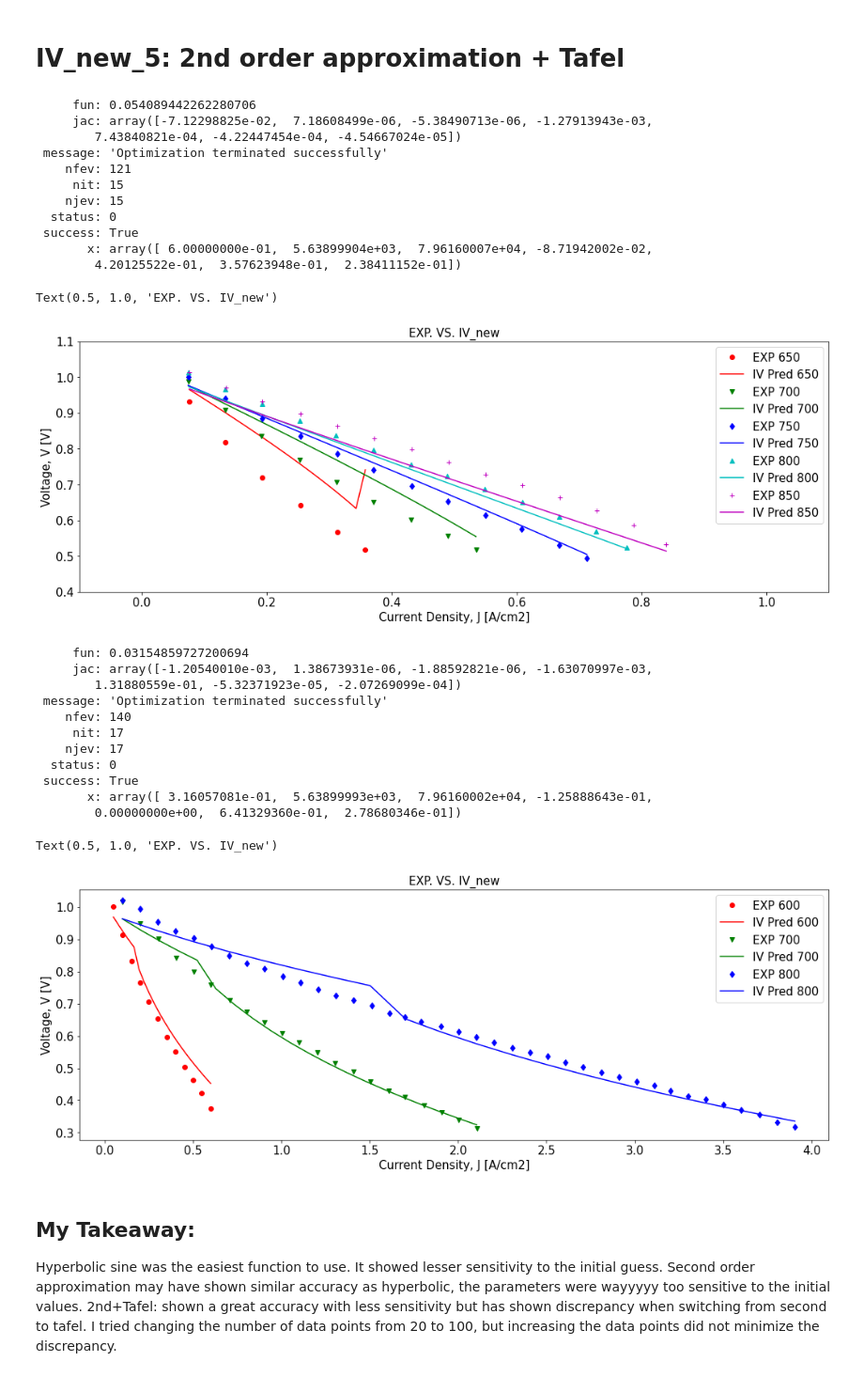
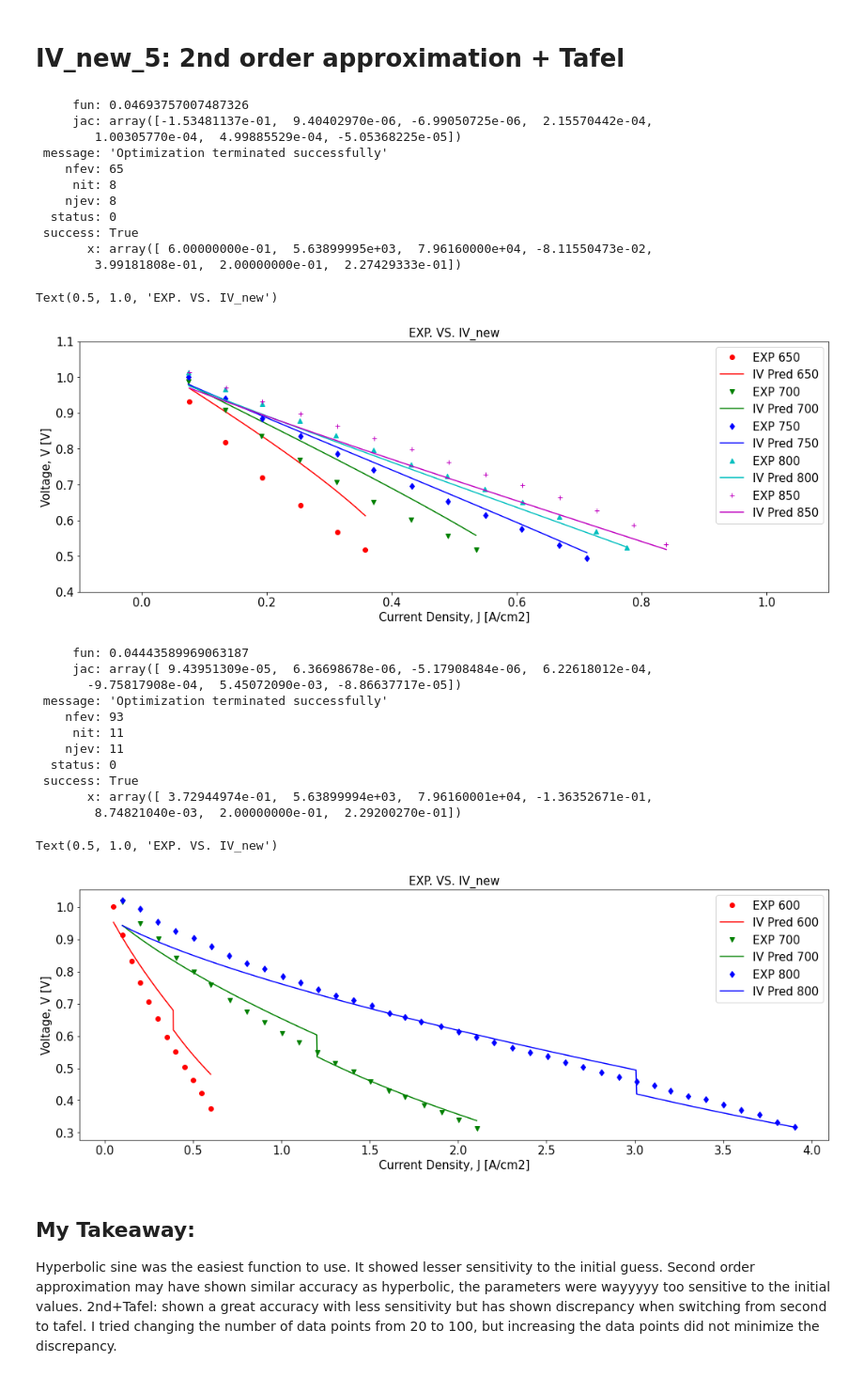
Before and after one commit to NGFC-Lib/NGFC-Lib, a Jupyter notebook: jupyter/Python_IV_Curve/2_IV_Model_Update/Match_Experimental_Data/SOFC_IV_Model_BV.ipynb, the cells around one changed output. Shown at 94% size. Saved outputs shown, nothing was run; the diff lists cells and outputs as text; code cells hidden in the pictures.

```diff
--- a/jupyter/Python_IV_Curve/2_IV_Model_Update/Match_Experimental_Data/SOFC_IV_Model_BV.ipynb
+++ b/jupyter/Python_IV_Curve/2_IV_Model_Update/Match_Experimental_Data/SOFC_IV_Model_BV.ipynb
@@ -1752,7 +1752,7 @@ def IV_new_5(oT,fT,J,pO2air,pN2air,pH2,pH2O,pCO,pCO2,pCH4,pN2,pSys,
     if BVflag==0:
     #  -- Old method
         i0=BV_prexp*math.exp(-BV_Eact/R/Tk)
-        if J/i0 < 2:
+        if J/i0 < 4:
         #BV=(R*Tk/BV_alpha/F)*math.asinh(J/2/i0)
         #Using quadratic formula derived from 2nd order taylor expansion.
             AA=(F/R/Tk)**2*(-2*BV_alpha+1)*0.5
@@ -2045,7 +2045,7 @@ BV_Eact = 79616 #**
 # comparison between JHM-2017 experimental data and IV_new predicitons
 
 #initilize and optimize
-param_guess = (0.3, 5639, 79616, 0.0, 0.0, 0.228, 0.228)
+param_guess = (0.51, 5639, 79616, 0.0, 0.0, 0.228, 0.228)
 
 # BV_alpha, BV_prexp, BV_Eact,V_loss=0.0, R_cont=0.0,
 # DsurfH2th1=0.1, DsurfH2th2=4.51e-5,
@@ -2059,7 +2059,7 @@ def objective_function_JM(param_guess, param_fixed):
 
     [pO2air,pN2air,pH2,pH2O,pCO,pCO2,pCH4,pN2,pSys] = param_fixed
 
-    filename = '../fc_2021/NGFC-Lib/jupyter/Python_IV_Curve/2_IV_Model_Update/Match_Experimental_Data/ExperimentalData/JM2017/AllData_JM.csv'
+    filename = './ExperimentalData/JM2017/AllData_JM.csv'
     data = np.loadtxt(open(filename, "rb"), delimiter=",", skiprows=1)
     x = data[:,0]
     y_exp = data[:,1]
@@ -2090,7 +2090,7 @@ for i in range(len(Tlist)):
     fT = oT
 
     # plot exp data
-    filename = '../fc_2021/NGFC-Lib/jupyter/Python_IV_Curve/2_IV_Model_Update/Match_Experimental_Data//ExperimentalData/JM2017/'+str(Tlist[i])+'.csv'
+    filename = './ExperimentalData/JM2017/'+str(Tlist[i])+'.csv'
     data = np.loadtxt(open(filename, "rb"), delimiter=",", skiprows=1)
     plt.plot(data[:,0], data[:,1], colorlist[i]+markerlist[i], label = 'EXP '+str(Tlist[i]))
 
@@ -2117,19 +2117,19 @@ plt.xlabel('Current Density, J [A/cm2]', fontsize = 15)
 plt.ylabel('Voltage, V [V]', fontsize = 15)
 plt.title('EXP. VS. IV_new', fontsize = 15)
 # %% [output]
-     fun: 0.054089442262280706
-     jac: array([-7.12298825e-02,  7.18608499e-06, -5.38490713e-06, -1.27913943e-03,
-        7.43840821e-04, -4.22447454e-04, -4.54667024e-05])
+     fun: 0.04693757007487326
+     jac: array([-1.53481137e-01,  9.40402970e-06, -6.99050725e-06,  2.15570442e-04,
+        1.00305770e-04,  4.99885529e-04, -5.05368225e-05])
  message: 'Optimization terminated successfully'
-    nfev: 121
-     nit: 15
-    njev: 15
+    nfev: 65
+     nit: 8
+    njev: 8
   status: 0
  success: True
-       x: array([ 6.00000000e-01,  5.63899904e+03,  7.96160007e+04, -8.71942002e-02,
-        4.20125522e-01,  3.57623948e-01,  2.38411152e-01])
+       x: array([ 6.00000000e-01,  5.63899995e+03,  7.96160000e+04, -8.11550473e-02,
+        3.99181808e-01,  2.00000000e-01,  2.27429333e-01])
 Text(0.5, 1.0, 'EXP. VS. IV_new')
-[figure, old version]
+[figure, new version]
 # %%
 #comparison between Park-2020 experimental data (t8) and IV_new predicitons
 
@@ -2146,7 +2146,7 @@ th_e = 8
 param_fixed = [pO2air,pN2air,pH2,pH2O,pCO,pCO2,pCH4,pN2,pSys,th_e]
 
 def objective_function_BP(param_guess, param_fixed):
-    filename = '../fc_2021/NGFC-Lib/jupyter/Python_IV_Curve/2_IV_Model_Update/Match_Experimental_Data/ExperimentalData/BP2020/AllData_BP.csv'
+    filename = './ExperimentalData/BP2020/AllData_BP.csv'
     data = np.loadtxt(open(filename, "rb"), delimiter=",", skiprows=1)
     x = data[:,0]
     y_exp = data[:,1]
@@ -2176,46 +2176,46 @@ plt.figure(figsize=(17.5,6))
 for i in range(len(Tlist)):
     oT = Tlist[i]+273.15
     fT = oT
 
     # plot exp data
-    filename = '../fc_2021/NGFC-Lib/jupyter/Python_IV_Curve/2_IV_Model_Update/Match_Experimental_Data/ExperimentalData/BP2020/t8/'+str(Tlist[i])+'.csv'
+    filename = './ExperimentalData/BP2020/t8/'+str(Tlist[i])+'.csv'
     data = np.loadtxt(open(filename, "rb"), delimiter=",", skiprows=1)
     plt.plot(data[:,0], data[:,1], colorlist[i]+markerlist[i], label = 'EXP '+str(Tlist[i]))
 
     # initialize Jlist and Vlist
-    Jlist=np.linspace(np.amin(data[:,0]), np.amax(data[:,0]), num=20)   #Current density, unit [A/cm2]
-    Vlist = np.zeros(20)
+    Jlist=np.linspace(np.amin(data[:,0]), np.amax(data[:,0]), num=1000)   #Current density, unit [A/cm2]
+    Vlist = np.zeros(1000)
 
     # plot pred data
-    for j in range(20):
+    for j in range(1000):
         Vlist[j], Voc, Ohmic, BV, Cath, Anode = IV_new_5(oT,fT,Jlist[j],pO2air,pN2air,pH2,pH2O,pCO,pCO2,pCH4,pN2,pSys,
                                                          result.x[0],result.x[1],result.x[2],
                                                          result.x[3], result.x[4],
                                                          0.1, 4.51e-5, True, result.x[5], result.x[6],  th_e)
     plt.plot(Jlist, Vlist, colorlist[i]+'-', label = 'IV Pred '+str(Tlist[i]))
 
 plt.xticks(fontsize=15)
 plt.yticks(fontsize=15)
 plt.legend(loc='upper right', fontsize=15)
 ymin, ymax = plt.ylim()
 plt.ylim(ymin-(ymax-ymin)*0.0, ymax+(ymax-ymin)*0.0)
 plt.xlabel('Current Density, J [A/cm2]', fontsize = 15)
 plt.ylabel('Voltage, V [V]', fontsize = 15)
 plt.title('EXP. VS. IV_new', fontsize = 15)
 # %% [output]
-     fun: 0.03154859727200694
-     jac: array([-1.20540010e-03,  1.38673931e-06, -1.88592821e-06, -1.63070997e-03,
-        1.31880559e-01, -5.32371923e-05, -2.07269099e-04])
+     fun: 0.04443589969063187
+     jac: array([ 9.43951309e-05,  6.36698678e-06, -5.17908484e-06,  6.22618012e-04,
+       -9.75817908e-04,  5.45072090e-03, -8.86637717e-05])
  message: 'Optimization terminated successfully'
-    nfev: 140
-     nit: 17
-    njev: 17
+    nfev: 93
+     nit: 11
+    njev: 11
   status: 0
  success: True
-       x: array([ 3.16057081e-01,  5.63899993e+03,  7.96160002e+04, -1.25888643e-01,
-        0.00000000e+00,  6.41329360e-01,  2.78680346e-01])
+       x: array([ 3.72944974e-01,  5.63899994e+03,  7.96160001e+04, -1.36352671e-01,
+        8.74821040e-03,  2.00000000e-01,  2.29200270e-01])
 Text(0.5, 1.0, 'EXP. VS. IV_new')
-[figure, old version]
+[figure, new version]
 # %% [markdown]
 ## My Takeaway:
 Hyperbolic sine was the easiest function to use. It showed lesser sensitivity to the initial guess.
```
